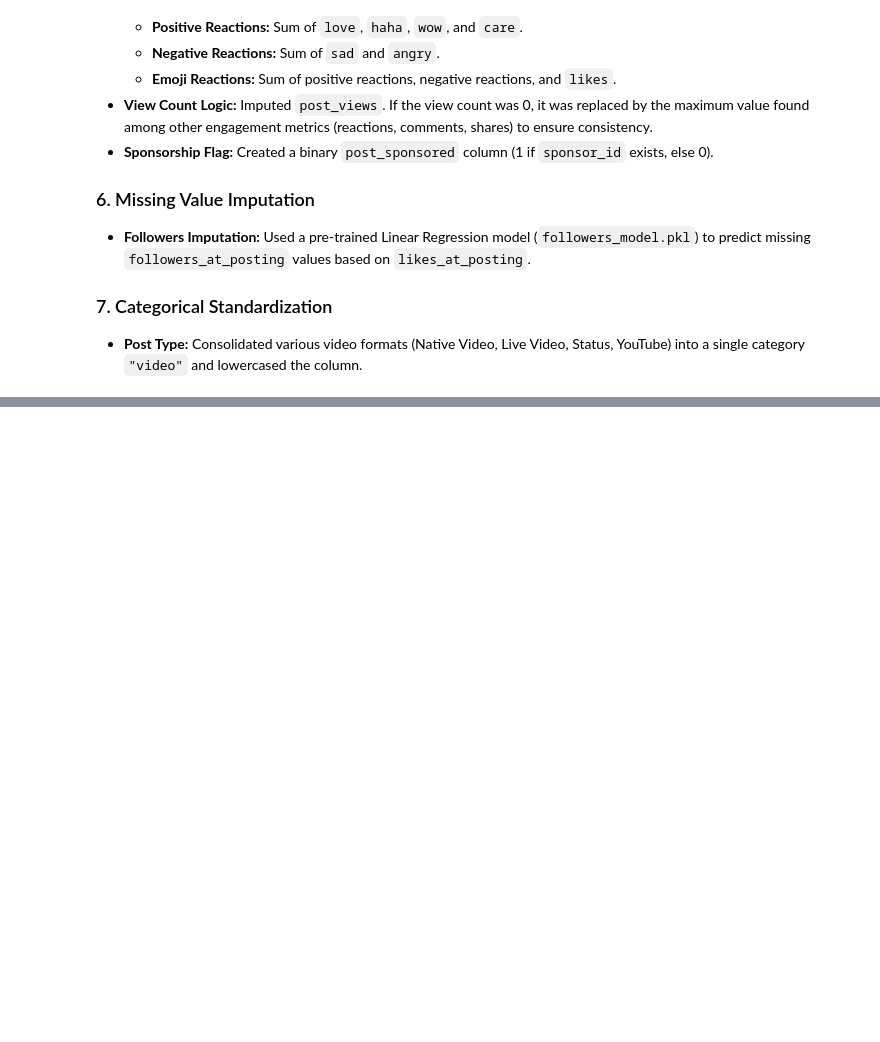
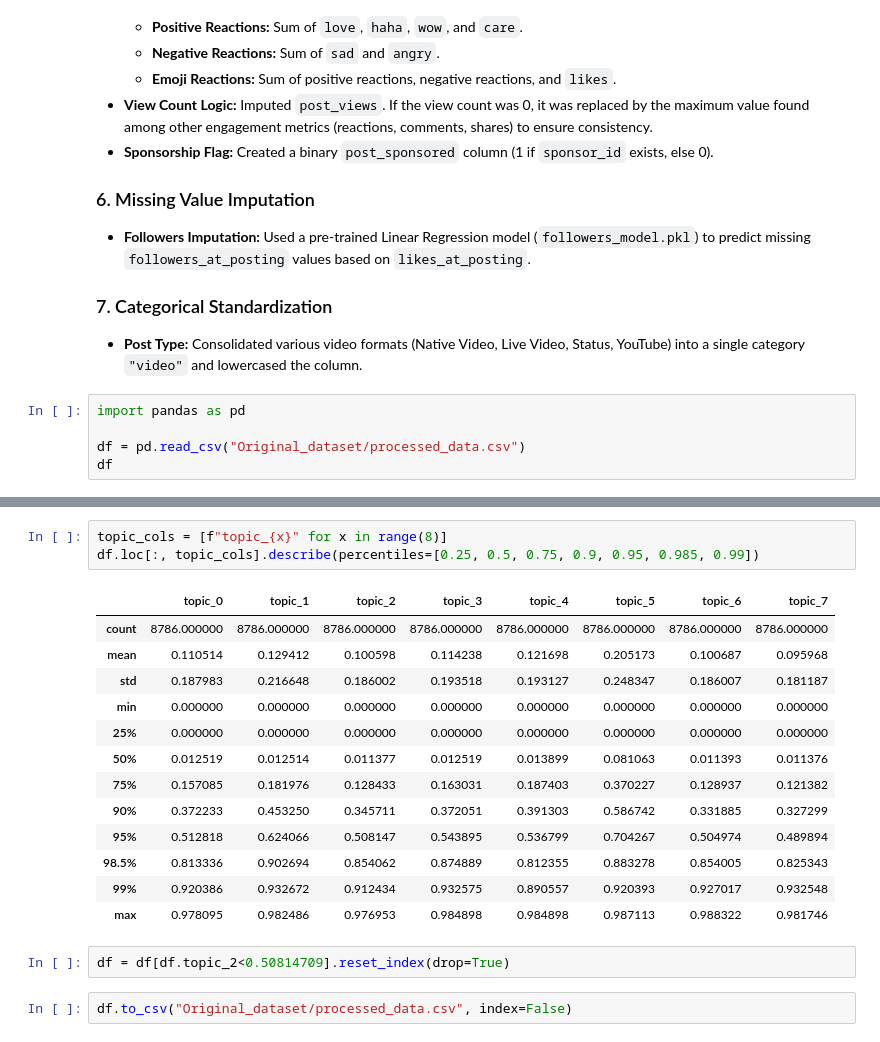
Before and after one commit to Akhil-Theerthala/Crowdfunding-Social-Media-Drivers, a Jupyter notebook: Data/initial_data_processing.ipynb, the cells around one changed output, grey strips where cells are left out. Saved outputs shown, nothing was run; the diff lists cells and outputs as text; blank space fills up the shorter version.

```diff
--- a/Data/initial_data_processing.ipynb
+++ b/Data/initial_data_processing.ipynb
@@ -696,3 +704,8 @@ Based on the code in initial_data_processing.ipynb, here is the detailed list of
 
 ### 7. Categorical Standardization
 *   **Post Type:** Consolidated various video formats (Native Video, Live Video, Status, YouTube) into a single category `"video"` and lowercased the column.
+# %%
+import pandas as pd
+
+df = pd.read_csv("Original_dataset/processed_data.csv")
+df
@@ -698,0 +726,21 @@ Based on the code in initial_data_processing.ipynb, here is the detailed list of
+# %%
+topic_cols = [f"topic_{x}" for x in range(8)]
+df.loc[:, topic_cols].describe(percentiles=[0.25, 0.5, 0.75, 0.9, 0.95, 0.985, 0.99])
+# %% [output]
+|  | topic_0 | topic_1 | topic_2 | topic_3 | topic_4 | topic_5 | topic_6 | topic_7 |
+| count | 8786.000000 | 8786.000000 | 8786.000000 | 8786.000000 | 8786.000000 | 8786.000000 | 8786.000000 | 8786.000000 |
+| mean | 0.110514 | 0.129412 | 0.100598 | 0.114238 | 0.121698 | 0.205173 | 0.100687 | 0.095968 |
+| std | 0.187983 | 0.216648 | 0.186002 | 0.193518 | 0.193127 | 0.248347 | 0.186007 | 0.181187 |
+| min | 0.000000 | 0.000000 | 0.000000 | 0.000000 | 0.000000 | 0.000000 | 0.000000 | 0.000000 |
+| 25% | 0.000000 | 0.000000 | 0.000000 | 0.000000 | 0.000000 | 0.000000 | 0.000000 | 0.000000 |
+| 50% | 0.012519 | 0.012514 | 0.011377 | 0.012519 | 0.013899 | 0.081063 | 0.011393 | 0.011376 |
+| 75% | 0.157085 | 0.181976 | 0.128433 | 0.163031 | 0.187403 | 0.370227 | 0.128937 | 0.121382 |
+| 90% | 0.372233 | 0.453250 | 0.345711 | 0.372051 | 0.391303 | 0.586742 | 0.331885 | 0.327299 |
+| 95% | 0.512818 | 0.624066 | 0.508147 | 0.543895 | 0.536799 | 0.704267 | 0.504974 | 0.489894 |
+| 98.5% | 0.813336 | 0.902694 | 0.854062 | 0.874889 | 0.812355 | 0.883278 | 0.854005 | 0.825343 |
+| 99% | 0.920386 | 0.932672 | 0.912434 | 0.932575 | 0.890557 | 0.920393 | 0.927017 | 0.932548 |
+| max | 0.978095 | 0.982486 | 0.976953 | 0.984898 | 0.984898 | 0.987113 | 0.988322 | 0.981746 |
+# %%
+df = df[df.topic_2<0.50814709].reset_index(drop=True)
+# %%
+df.to_csv("Original_dataset/processed_data.csv", index=False)
```
Also changed, not shown: parts of 7 cells of this notebook, 8 other files.
